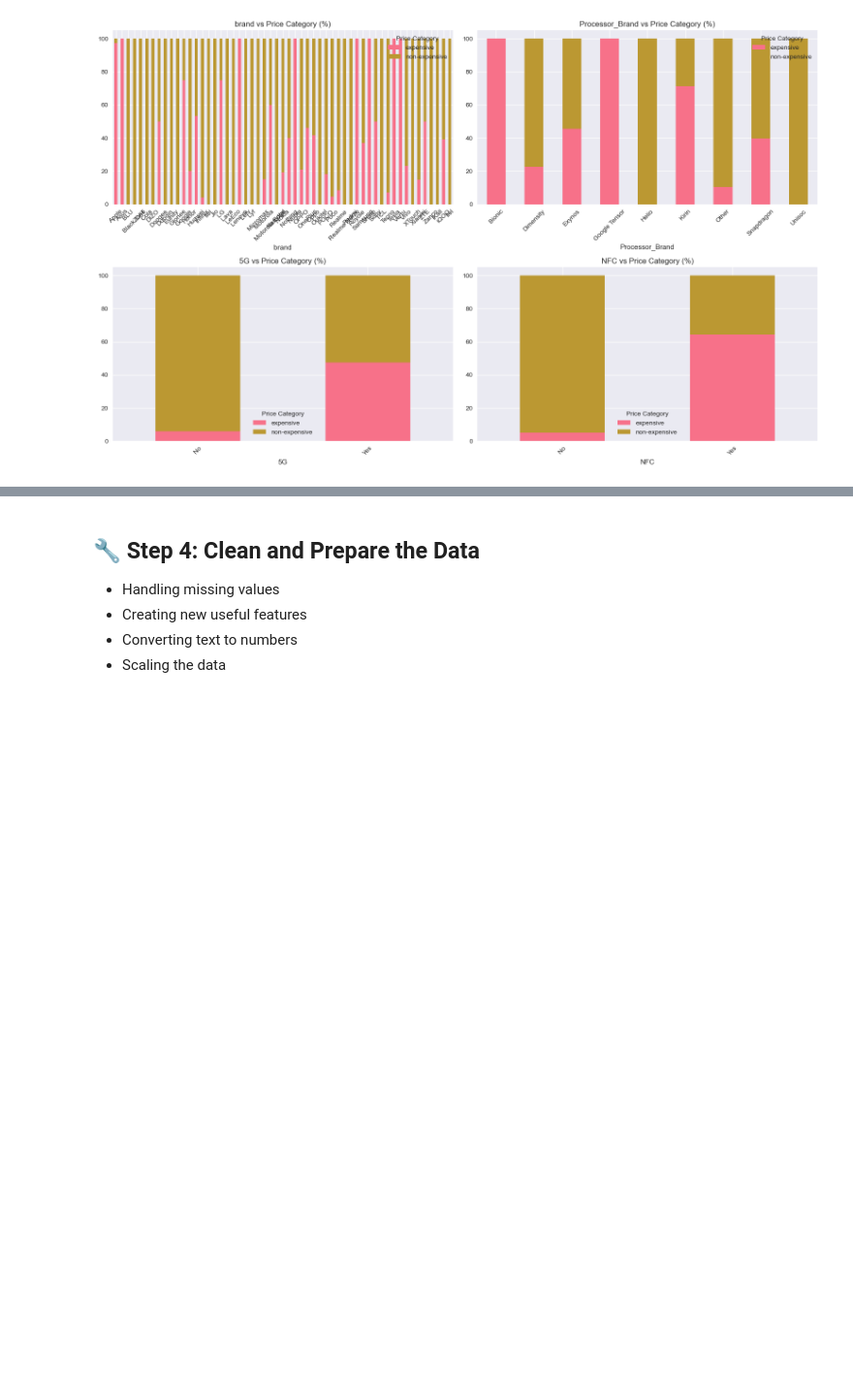
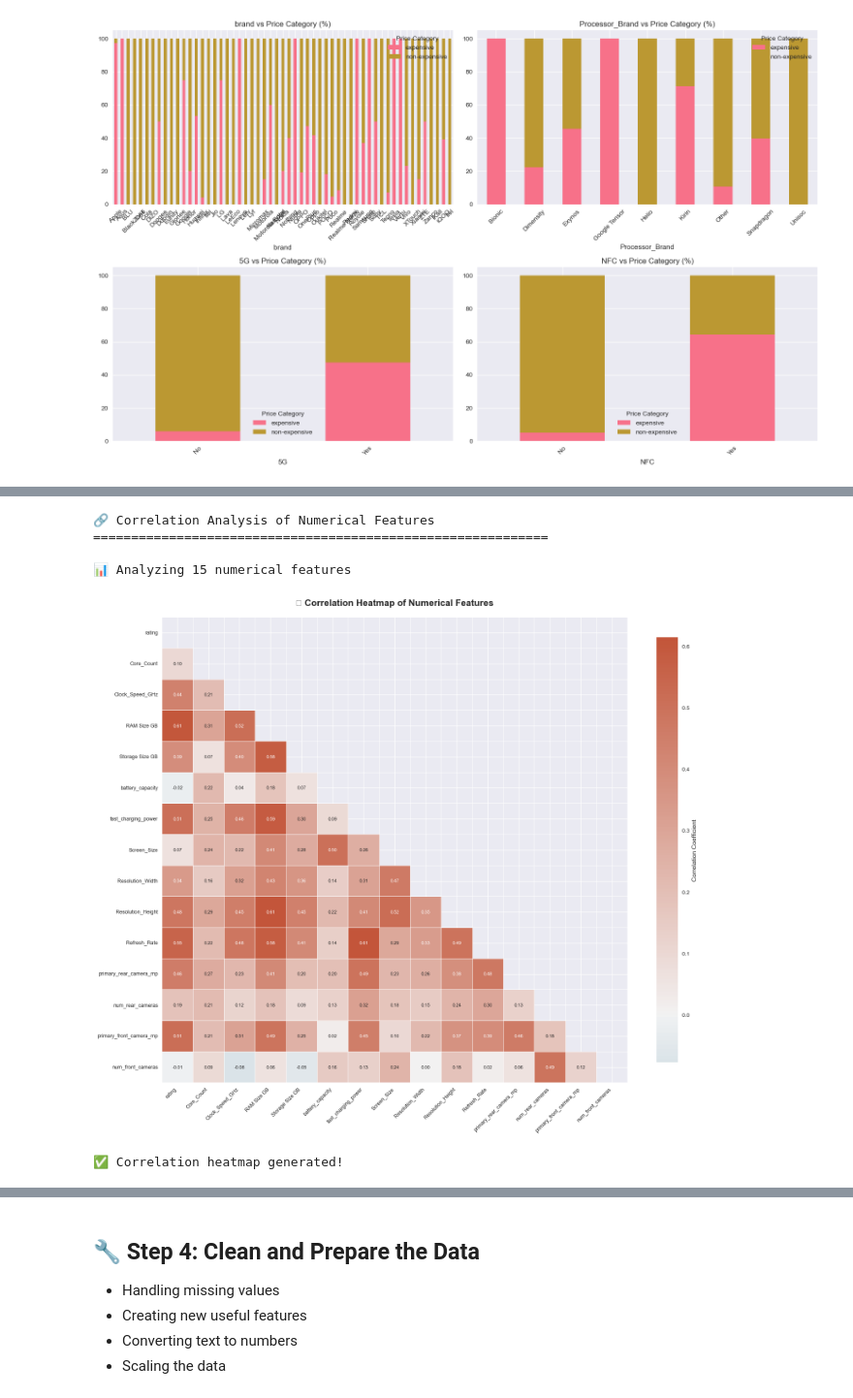
Before and after one commit to AhmedGamall-1/Smart-Phone-Prices-Prediction, a Jupyter notebook: smartphone_price_prediction.ipynb, the cells around one changed output, grey strips where cells are left out. Shown at 97% size. Cells and saved outputs as stored; diff of their text form; code cells hidden in the pictures; blank space fills up the shorter version.

```diff
--- a/smartphone_price_prediction.ipynb
+++ b/smartphone_price_prediction.ipynb
@@ -279,0 +284,46 @@ plt.show()
+# %%
+# Calculate correlation matrix for numerical features
+print("🔗 Correlation Analysis of Numerical Features")
+print("=" * 60)
+
+# Select only numerical columns for correlation analysis
+numerical_cols = train_df.select_dtypes(include=[np.number]).columns.tolist()
+print(f"\n📊 Analyzing {len(numerical_cols)} numerical features")
+
+# Compute correlation matrix
+correlation_matrix = train_df[numerical_cols].corr()
+
+# Create a large heatmap for all correlations
+plt.figure(figsize=(16, 14))
+mask = np.triu(np.ones_like(correlation_matrix, dtype=bool))  # Mask upper triangle
+
+# Custom color palette - diverging from blue (negative) to red (positive)
+cmap = sns.diverging_palette(230, 20, as_cmap=True)
+
+heatmap = sns.heatmap(
+    correlation_matrix,
+    mask=mask,
+    annot=True,
+    fmt='.2f',
+    cmap=cmap,
+    center=0,
+    square=True,
+    linewidths=0.5,
+    cbar_kws={'shrink': 0.8, 'label': 'Correlation Coefficient'},
+    annot_kws={'size': 8}
+)
+
+plt.title('🔗 Correlation Heatmap of Numerical Features', fontsize=16, fontweight='bold', pad=20)
+plt.xticks(rotation=45, ha='right', fontsize=9)
+plt.yticks(fontsize=9)
+plt.tight_layout()
+plt.show()
+
+print("\n✅ Correlation heatmap generated!")
+# %% [output]
+🔗 Correlation Analysis of Numerical Features
+============================================================
+
+📊 Analyzing 15 numerical features
+[figure, added]
+✅ Correlation heatmap generated!
```
Also changed, not shown: parts of 19 cells of this notebook.
